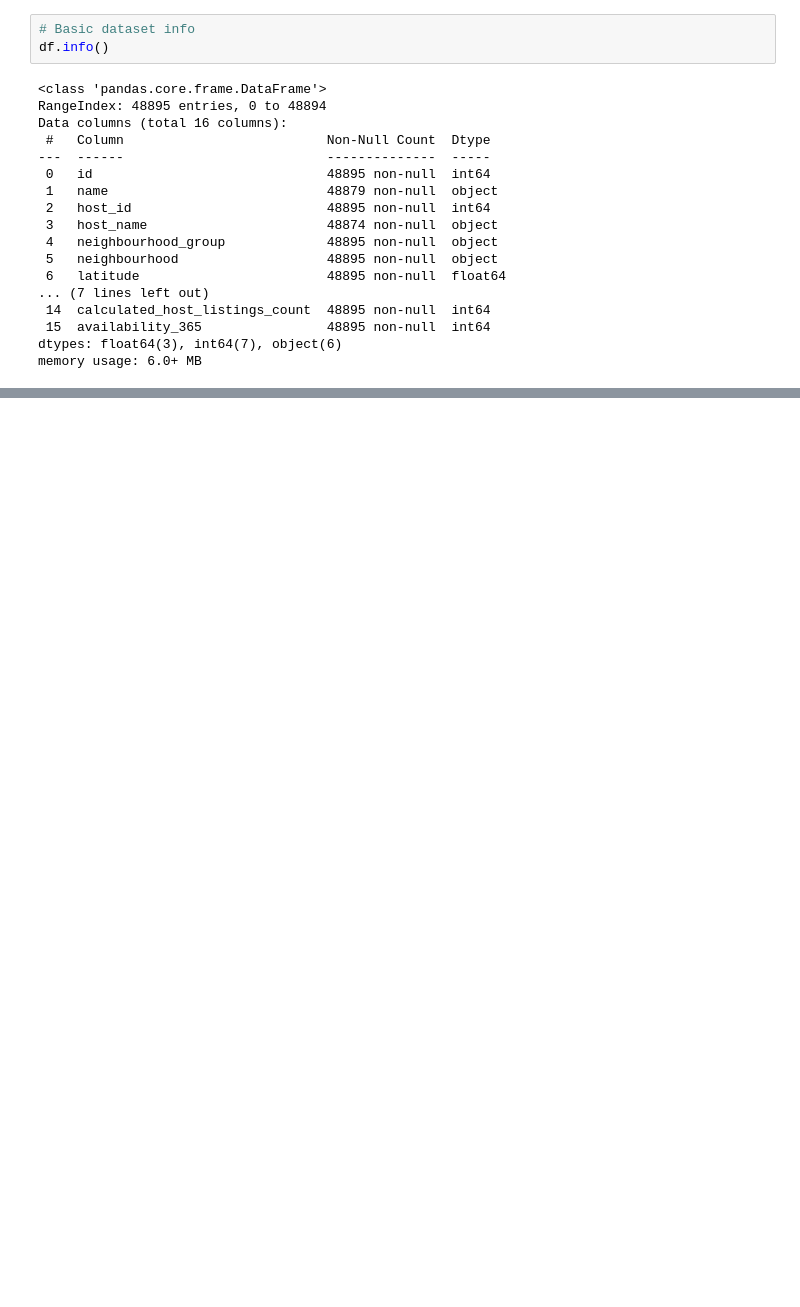
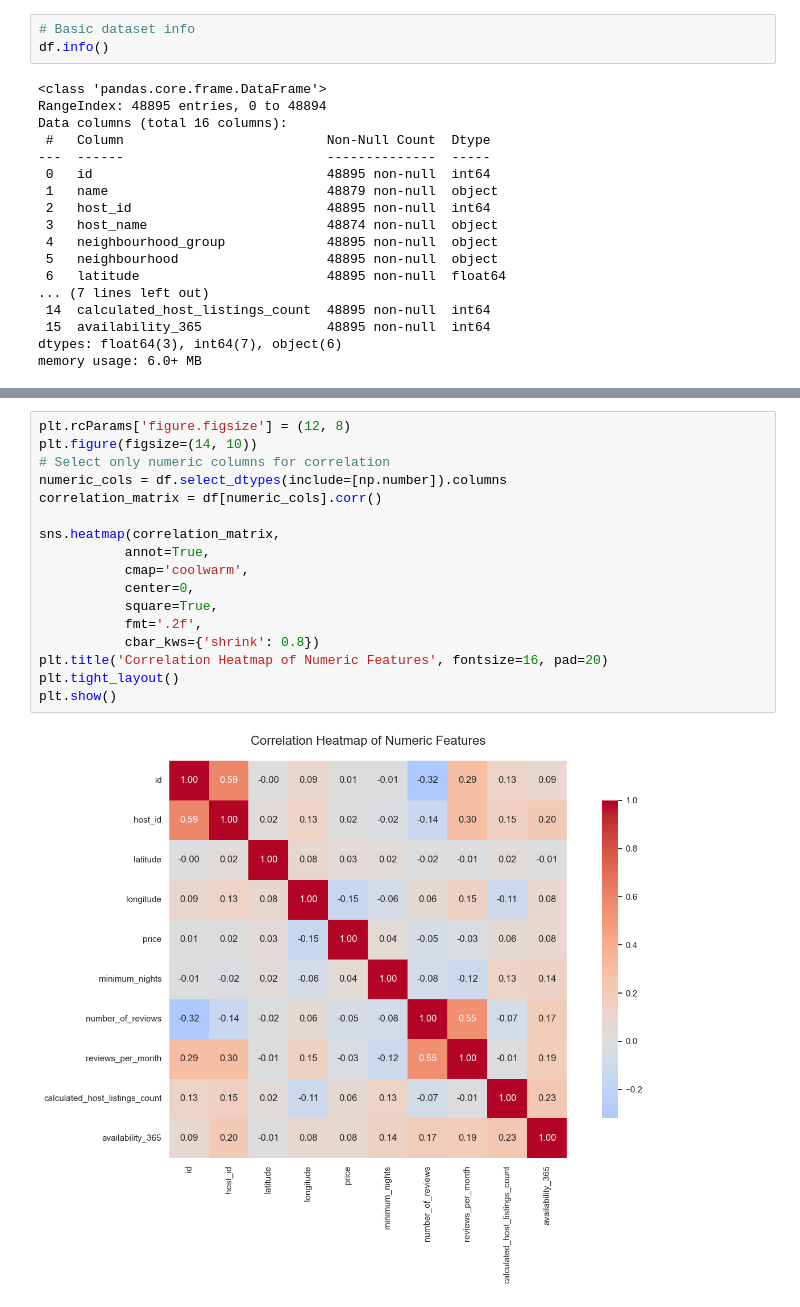
Before and after one commit to samp603/airbnb-price-predictor, a Jupyter notebook: notebooks/eda.ipynb, the cells around one changed output, grey strips where cells are left out. Drawn from its saved outputs; the diff is of its cells as text; blank space fills up the shorter version.

```diff
--- a/notebooks/eda.ipynb
+++ b/notebooks/eda.ipynb
@@ -72,0 +73,19 @@ plt.show()
+# %%
+plt.rcParams['figure.figsize'] = (12, 8)
+plt.figure(figsize=(14, 10))
+# Select only numeric columns for correlation
+numeric_cols = df.select_dtypes(include=[np.number]).columns
+correlation_matrix = df[numeric_cols].corr()
+
+sns.heatmap(correlation_matrix,
+           annot=True,
+           cmap='coolwarm',
+           center=0,
+           square=True,
+           fmt='.2f',
+           cbar_kws={'shrink': 0.8})
+plt.title('Correlation Heatmap of Numeric Features', fontsize=16, pad=20)
+plt.tight_layout()
+plt.show()
+# %% [output]
+[figure, added]
```
Also changed, not shown: parts of 7 cells of this notebook, 1 other file.
